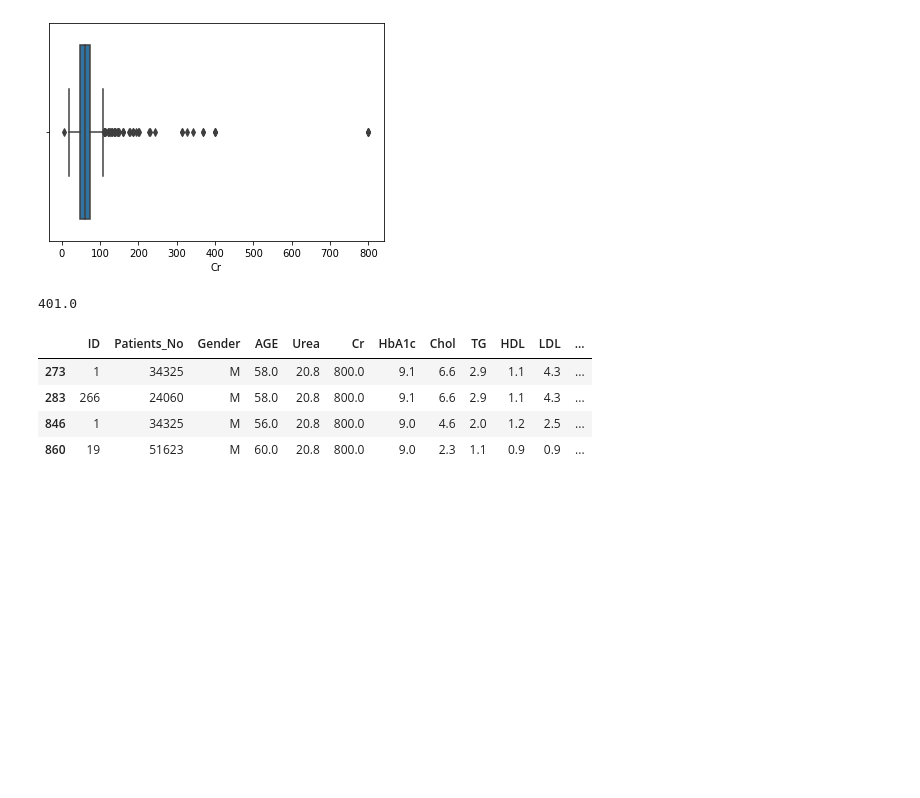
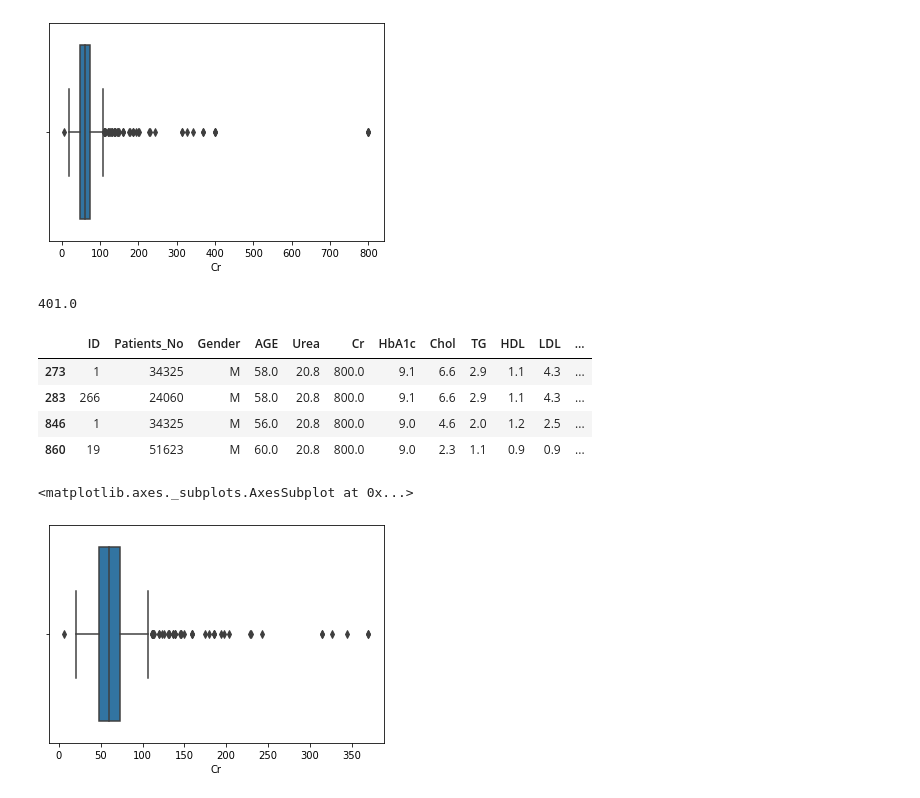
Before and after one commit to dilaraesmer/Data-Cleaning, a Jupyter notebook: Data_Cleaning.ipynb, the cells around one changed output. Cells and saved outputs as stored; diff of their text form; code cells hidden in the pictures; blank space fills up the shorter version.

```diff
--- a/Data_Cleaning.ipynb
+++ b/Data_Cleaning.ipynb
@@ -183,3 +183,12 @@ df1[df1["Cr"] > max_cr]
 | 283 | 266 | 24060 | M | 58.0 | 20.8 | 800.0 | 9.1 | 6.6 | 2.9 | 1.1 | 4.3 | ... |
 | 846 | 1 | 34325 | M | 56.0 | 20.8 | 800.0 | 9.0 | 4.6 | 2.0 | 1.2 | 2.5 | ... |
 | 860 | 19 | 51623 | M | 60.0 | 20.8 | 800.0 | 9.0 | 2.3 | 1.1 | 0.9 | 0.9 | ... |
+# %%
+# Assigning the new data to a new dataframe
+df2 = df1[df1["Cr"] < max_cr]
+# %%
+# To confirm the change
+sns.boxplot(df2["Cr"])
+# %% [output]
+<matplotlib.axes._subplots.AxesSubplot at 0x...>
+[figure, added]
```
Also changed, not shown: parts of 1 cell of this notebook.
